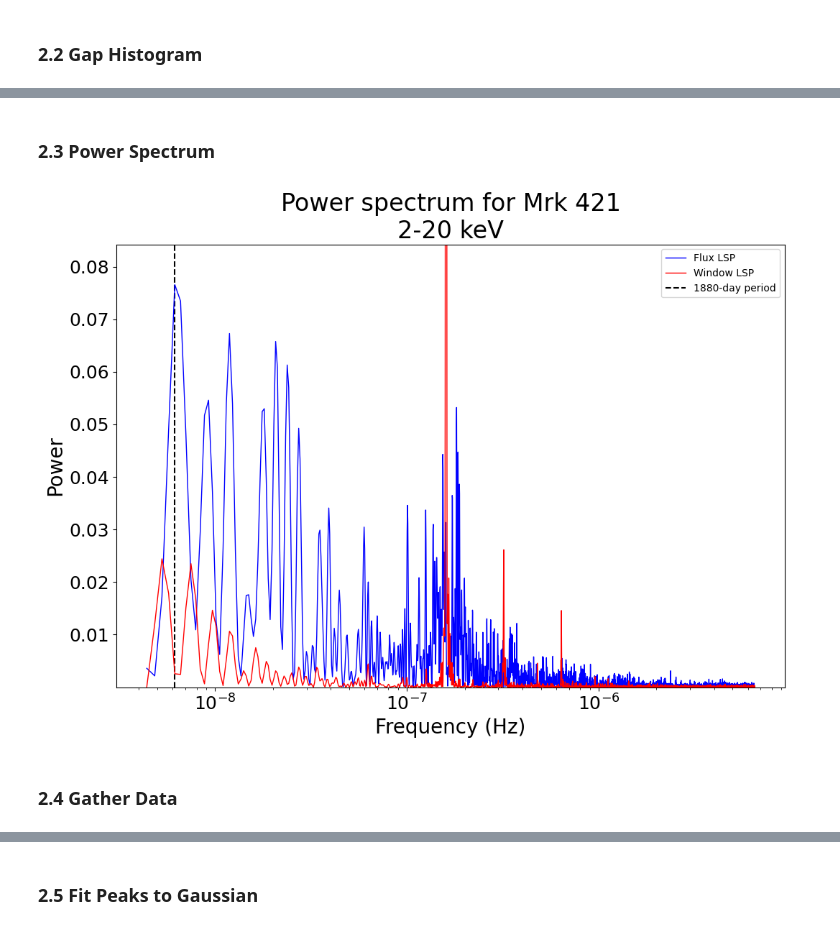
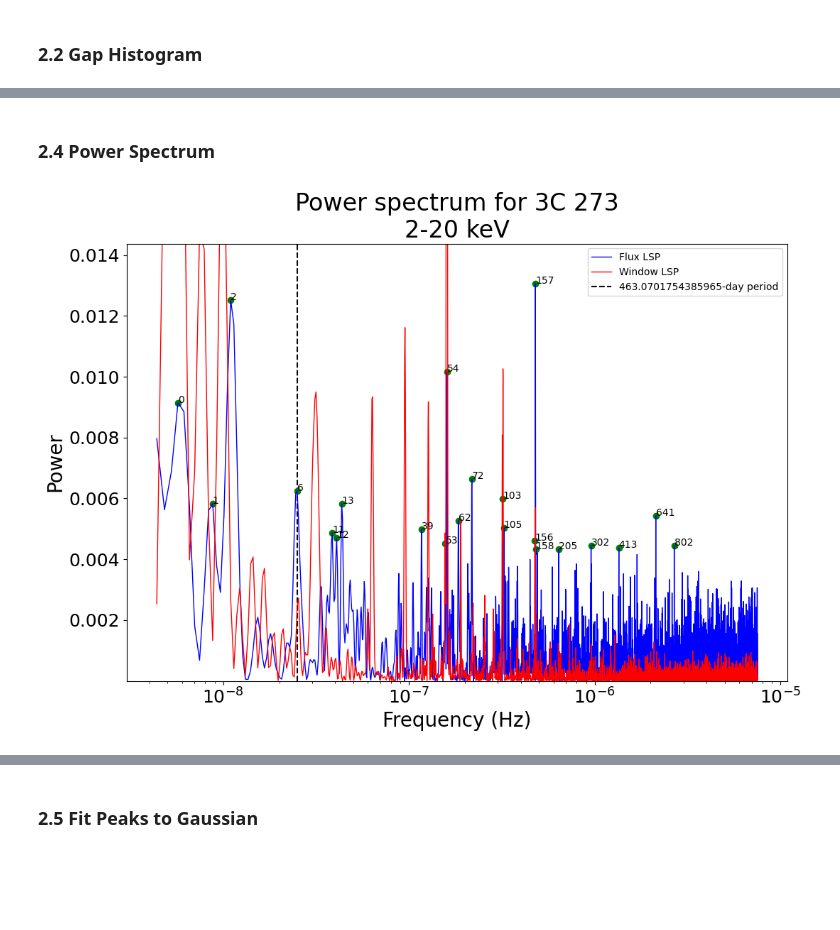
Before and after one commit to Beauremontt/AGN-Flux-Timing-Analysis, a Jupyter notebook: AGNFluxTimingAnalysis.ipynb, the cells around one changed output, grey strips where cells are left out. Drawn from its saved outputs; the diff is of its cells as text; code cells hidden in the pictures; blank space fills up the shorter version.

Commit message:
Power spectrum labels indices of peaks; rearranged some code cells

```diff
--- a/AGNFluxTimingAnalysis.ipynb
+++ b/AGNFluxTimingAnalysis.ipynb
@@ -45,13 +45,13 @@ def display_data(prefix):
 # @title  { form-width: "40%" }
 
 # url of the flux data
-url = "http://maxi.riken.jp/star_data/J1104+382/J1104+382_g_lc_1day_all.dat" # @param {type:"string"}
+url = "http://maxi.riken.jp/star_data/J1229+020/J1229+020_g_lc_1day_all.dat" # @param {type:"string"}
 
 # filename if you choose not to pull from url
 filename = "" # @param {type:"string"}
 
 # name of the AGN to display on plots
-flux_source = "Mrk 421"  # @param {type:"string"}
+flux_source = "3C 273"  # @param {type:"string"}
 
 # title of energy range of the flux measurements; prints below flux_source on plots
 band_label = "2-20 keV"  # @param {type:"string"}
@@ -84,6 +84,7 @@ elif filename != "": txt_content = filename
 else: raise Exception("No flux data.")
 
 
+
 # create an array from the text file
 AGN = np.genfromtxt(txt_content, skip_header = skip_header, skip_footer = skip_footer)
 
@@ -199,27 +275,12 @@ plt.show()
 # %% [markdown]
-### 2.3 Power Spectrum
+### 2.4 Power Spectrum
 # %%
 # @title  { form-width: "25%" }
 
-# minimum_frequency, cuts off left of diagram
-  #e.g., set to 2 to remove frequencies that would cover more than half the span
-minif_factor = 2  # @param {type:"number"}
-
-# nyquist_factor, "multiple of the average nyquist frequency used to choose the maximum frequency"
-nyquist_factor = 2 # @param {type:"number"}
-
 # period in days to be plotted as a vertical line on the power spectrum
-period_bar = 1880 # @param {type:"raw"}
+period_bar = 463.0701754385965 # @param {type:"raw"}
 if period_bar != (0 or None): frequency_bar = 1/(period_bar*86400)
 
-
-# data for the periodogram
-frequency, power = LombScargle(x, y, dy).autopower(minimum_frequency = minif_factor/Span, nyquist_factor = nyquist_factor)
-period = 1/(frequency*86400)
-
-# get the number of points in the periodogram
-A = len(frequency)
-B = len(power)
 
 
 # set up values for Thomas test
@@ -229,34 +290,39 @@ ffrequency, ppower = LombScargle(x, yy, dyy).autopower(minimum_frequency = minif
 
 
 # plot of power spectrum
 plt.subplots(1,1,figsize=(12,8))
 plt.plot(frequency, power, 'b', linewidth=1, label='Flux LSP')
 #plt.scatter(frequency, power, 'b', label='Flux LSP')
 plt.plot(ffrequency, ppower,'r', linewidth=1, label='Window LSP')
 
 plt.xscale('log')
 plt.yscale('linear')
 
 # plot vertical line for scrubbing
 if period_bar != (0 or None):
-  plt.vlines(frequency_bar, np.min((power, ppower)), np.max((power, ppower)), 'black', 'dashed', f'{period_bar}-day period', zorder=1)
+  plt.vlines(frequency_bar, np.min((power, ppower)), np.max((power, ppower)), 'k', 'dashed', f'{period_bar}-day period', zorder=1)
+
+# plot notable peaks
+high_peaks = sorted_peaks[:round(0.01*len(peaks))]  # pick out peaks indices of top 1% of peaks
+idx_high = peaks[high_peaks]  # peaks indices to LSP indices
+plt.scatter(frequency[idx_high], power[idx_high], color='g')  # places green dots on graph
+for i in range(len(idx_high)):  # label green dots with peaks index
+  plt.text(frequency[idx_high[i]], power[idx_high[i]], str(high_peaks[i]))
 
 # plot labels
 plt.title(f'Power spectrum for {flux_source}\n{band_label}', fontsize=24)
 plt.xlabel("Frequency (Hz)", fontsize=20)
 plt.ylabel('Power', fontsize=20)
 plt.tick_params(labelsize=18)
 plt.legend()
 
 # plot limits
   # give limits in the form "(lower, upper)", or leave blank
 lsp_xlim = None  # @param {type:"raw"}
 if lsp_xlim != None: plt.xlim(lsp_xlim)
 lsp_ylim = (min(power), 1.1*max(power))  # @param {type:"raw"}
 if lsp_ylim != None: plt.ylim(lsp_ylim)
 
 plt.show()
 # %% [output]
-[figure, old version]
+[figure, new version]
-# %% [markdown]
-### 2.4 Gather Data
```
Also changed, not shown: parts of 8 cells of this notebook.
